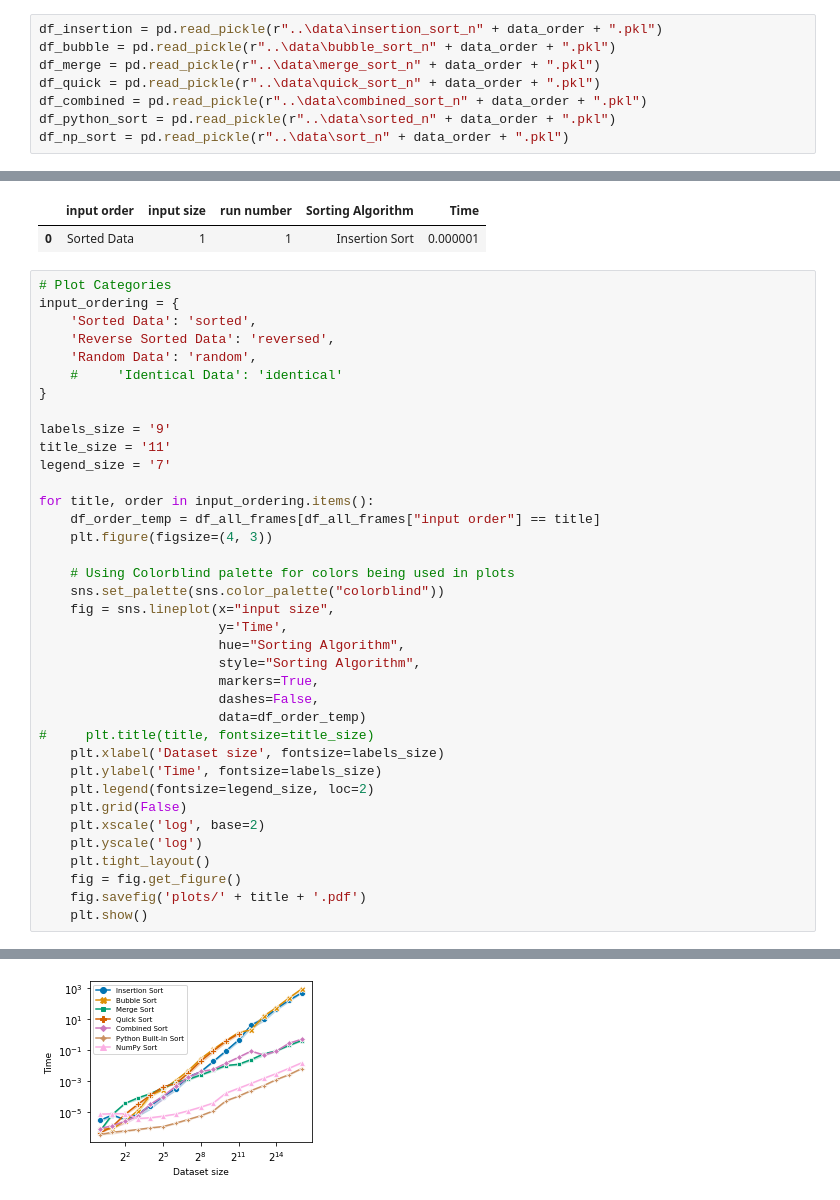
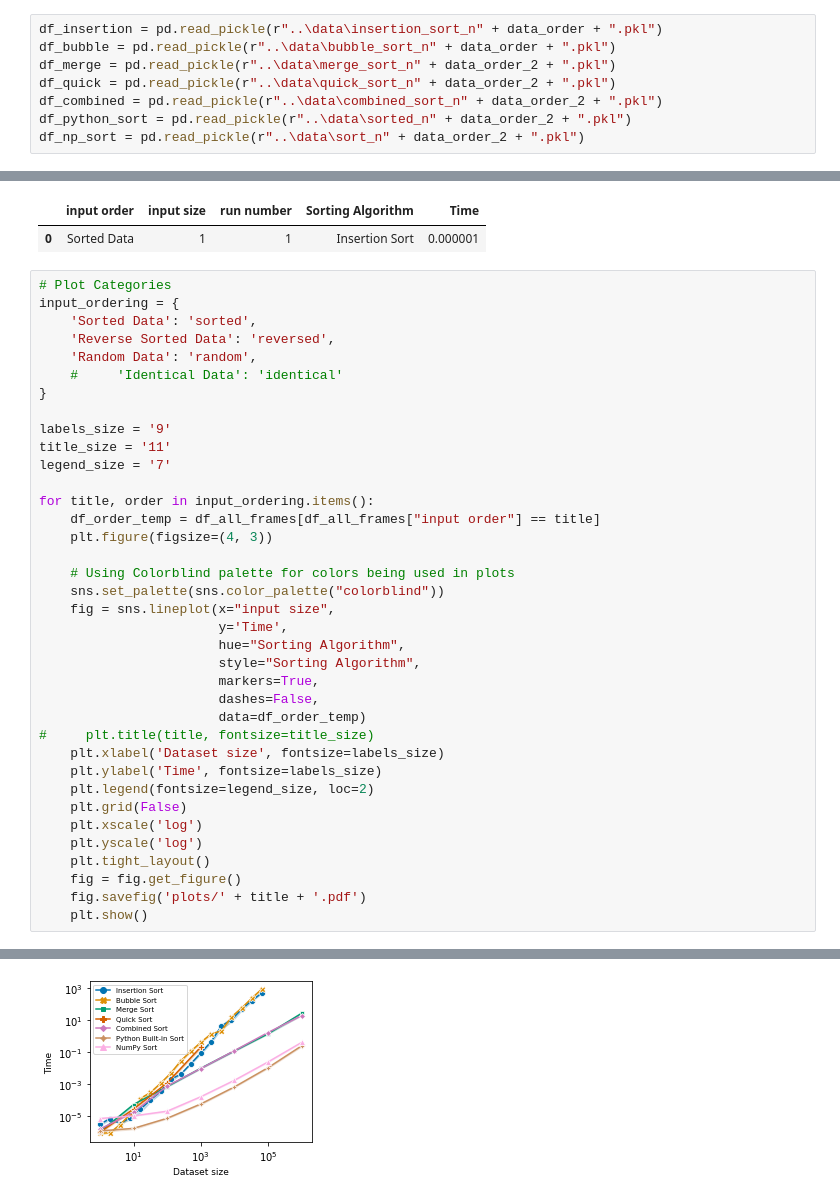
Before and after one commit to anderhos/INF221, a Jupyter notebook: analysis/plot_1.ipynb, the cells around one changed output, grey strips where cells are left out. Drawn from its saved outputs; the diff is of its cells as text.

Commit message:
base 10 corrected in plots

```diff
--- a/analysis/plot_1.ipynb
+++ b/analysis/plot_1.ipynb
@@ -38,11 +38,11 @@ data_order = '2^16'
 # %%
 df_insertion = pd.read_pickle(r"..\data\insertion_sort_n" + data_order + ".pkl")
 df_bubble = pd.read_pickle(r"..\data\bubble_sort_n" + data_order + ".pkl")
-df_merge = pd.read_pickle(r"..\data\merge_sort_n" + data_order + ".pkl")
-df_quick = pd.read_pickle(r"..\data\quick_sort_n" + data_order + ".pkl")
-df_combined = pd.read_pickle(r"..\data\combined_sort_n" + data_order + ".pkl")
-df_python_sort = pd.read_pickle(r"..\data\sorted_n" + data_order + ".pkl")
-df_np_sort = pd.read_pickle(r"..\data\sort_n" + data_order + ".pkl")
+df_merge = pd.read_pickle(r"..\data\merge_sort_n" + data_order_2 + ".pkl")
+df_quick = pd.read_pickle(r"..\data\quick_sort_n" + data_order_2 + ".pkl")
+df_combined = pd.read_pickle(r"..\data\combined_sort_n" + data_order_2 + ".pkl")
+df_python_sort = pd.read_pickle(r"..\data\sorted_n" + data_order_2 + ".pkl")
+df_np_sort = pd.read_pickle(r"..\data\sort_n" + data_order_2 + ".pkl")
 # %%
 frames = [df_insertion, df_bubble, df_merge, df_quick, df_combined, df_python_sort, df_np_sort]
 
@@ -121,7 +121,7 @@ for title, order in input_ordering.items():
     plt.ylabel('Time', fontsize=labels_size)
     plt.legend(fontsize=legend_size, loc=2)
     plt.grid(False)
-    plt.xscale('log', base=2)
+    plt.xscale('log')
     plt.yscale('log')
     plt.tight_layout()
     fig = fig.get_figure()
@@ -132 +132 @@ for title, order in input_ordering.items():
-[figure, old version]
+[figure, new version]
```
Also changed, not shown: parts of 3 cells of this notebook, 10 other files.
